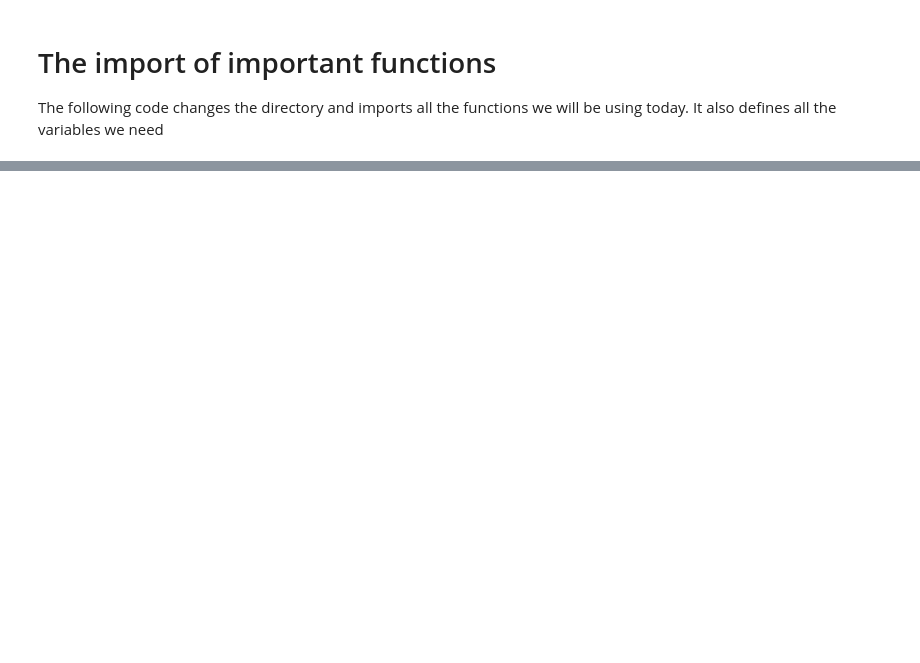
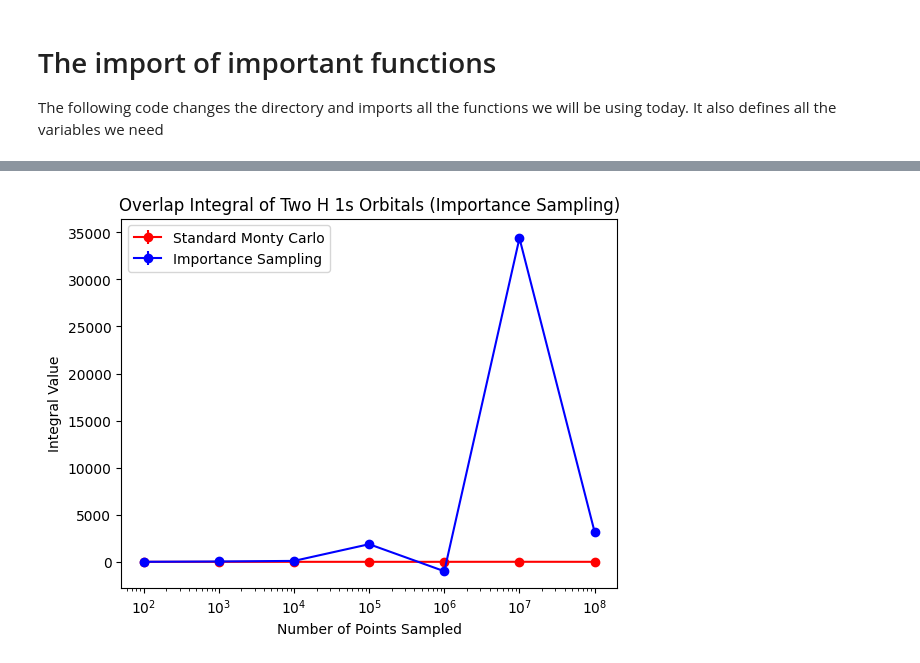
Before and after one commit to Slow-Bo/chem-4050-5050, a Jupyter notebook: homework-5-1/Graph-Overlap.ipynb, the cells around one changed output, grey strips where cells are left out. Saved outputs shown, nothing was run; the diff lists cells and outputs as text; code cells hidden in the pictures; blank space fills up the shorter version.

Commit message:
Made it so function now actually uses exponential calculations, if only my laptop was powerful enough

```diff
--- a/homework-5-1/Graph-Overlap.ipynb
+++ b/homework-5-1/Graph-Overlap.ipynb
@@ -2,8 +2,12 @@
 # The import of important functions
 The following code changes the directory and imports all the functions we will be using today. It also defines all the variables we need
 # %%
-#Changes the directory so we can find what we need
-import os
-path = os.path.dirname(os.path.realpath(__file__))
-os.chdir(path)
+#Imports the functions, will change directory when I learn how
+import montycarlo_h_overlap
 import matplotlib.pyplot as plt
+
+#Setting my constants for when I need them
+Seed = 42
+R = 2
+L = 20
+BohrRad = 1
@@ -11,0 +17,17 @@ NameError: name '__file__' is not defined
+# %%
+N_values = [10**2,10**3,10**4,10**5,10**6,10**7,10**8]
+#Monty Carlo Results
+MC_Results = []
+MC_Results_STD = []
+#Better Monty Carlo Results
+BMC_Results = []
+BMC_Results_STD = []
+
+#Runs the integrations at each of the N_values and notes the results
+for n_value in N_values:
+    Avg, STD = montycarlo_h_overlap.Overlap(R,L,Seed,n_value)
+    B_Avg, B_STD = montycarlo_h_overlap.Better_Overlap(R,L,Seed,n_value)
+    MC_Results.append(Avg)
+    MC_Results_STD.append(STD)
+    BMC_Results.append(B_Avg)
+    BMC_Results_STD.append(B_STD)
@@ -11,0 +39,11 @@ NameError: name '__file__' is not defined
+# %%
+plt.errorbar(N_values, MC_Results, yerr=MC_Results_STD, fmt='o-', color= 'red', label= 'Standard Monty Carlo')
+plt.errorbar(N_values, BMC_Results, yerr=BMC_Results_STD, fmt='o-', color= 'blue', label= 'Importance Sampling')
+plt.xscale('log')
+plt.xlabel('Number of Points Sampled')
+plt.ylabel('Integral Value')
+plt.title('Overlap Integral of Two H 1s Orbitals (Importance Sampling)')
+plt.legend()
+plt.show()
+# %% [output]
+[figure, added]
```
Also changed, not shown: parts of 4 cells of this notebook, 1 other file.
